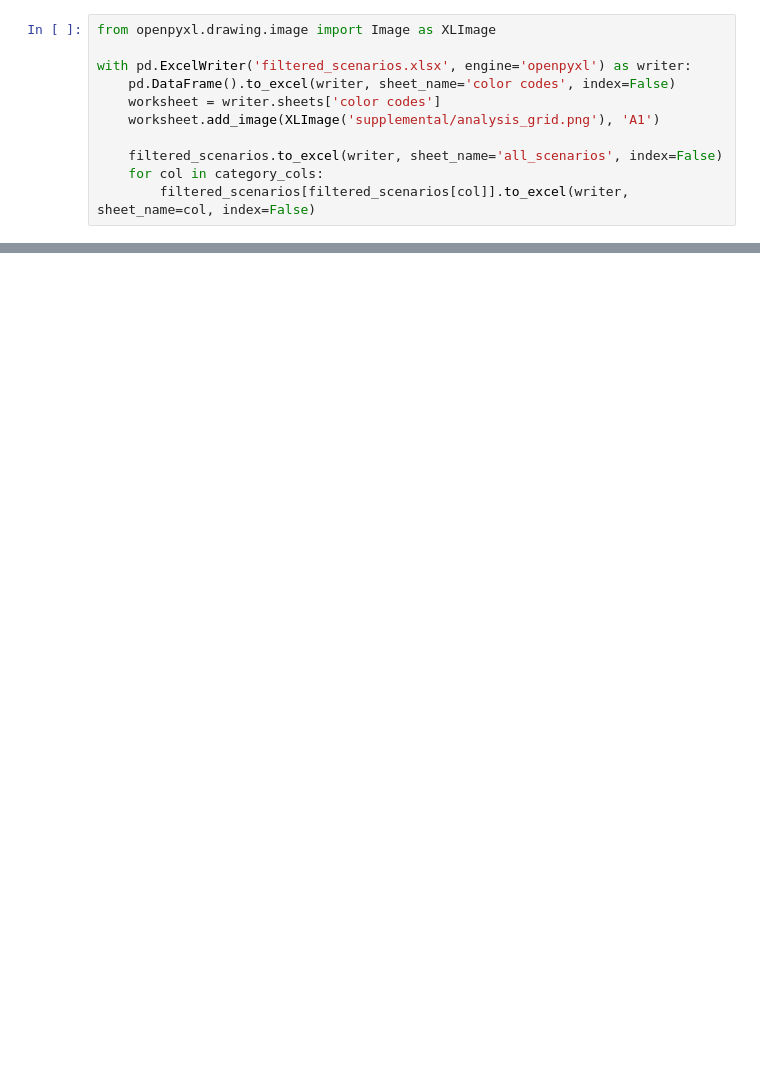
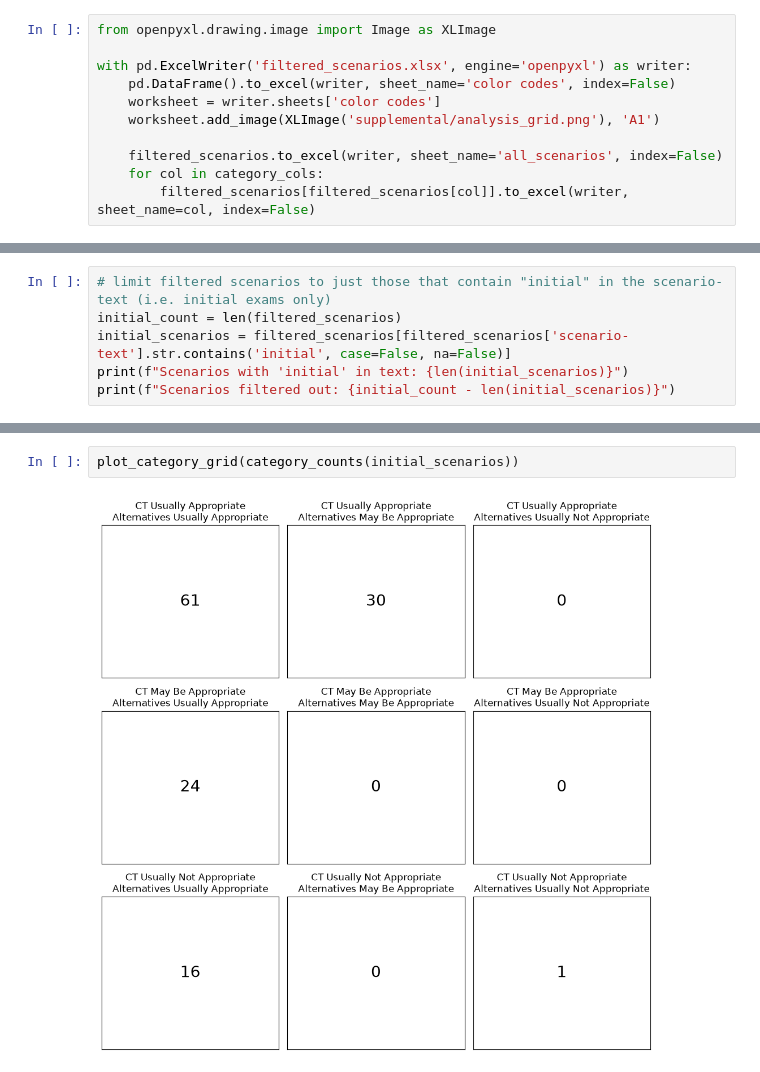
Before and after one commit to bsalexander/acr_analysis, a Jupyter notebook: analyze.ipynb, the cells around one changed output, grey strips where cells are left out. Saved outputs shown, nothing was run; the diff lists cells and outputs as text; blank space fills up the shorter version.

Commit message:
Add 'initial' imaging sub-analysis

```diff
--- a/analyze.ipynb
+++ b/analyze.ipynb
@@ -634,0 +663,6 @@ with pd.ExcelWriter('filtered_scenarios.xlsx', engine='openpyxl') as writer:
+# %%
+# limit filtered scenarios to just those that contain "initial" in the scenario-text (i.e. initial exams only)
+initial_count = len(filtered_scenarios)
+initial_scenarios = filtered_scenarios[filtered_scenarios['scenario-text'].str.contains('initial', case=False, na=False)]
+print(f"Scenarios with 'initial' in text: {len(initial_scenarios)}")
+print(f"Scenarios filtered out: {initial_count - len(initial_scenarios)}")
@@ -634,0 +762,4 @@ with pd.ExcelWriter('filtered_scenarios.xlsx', engine='openpyxl') as writer:
+# %%
+plot_category_grid(category_counts(initial_scenarios))
+# %% [output]
+[figure, added]
```
Also changed, not shown: parts of 25 cells of this notebook, 1 other file.
